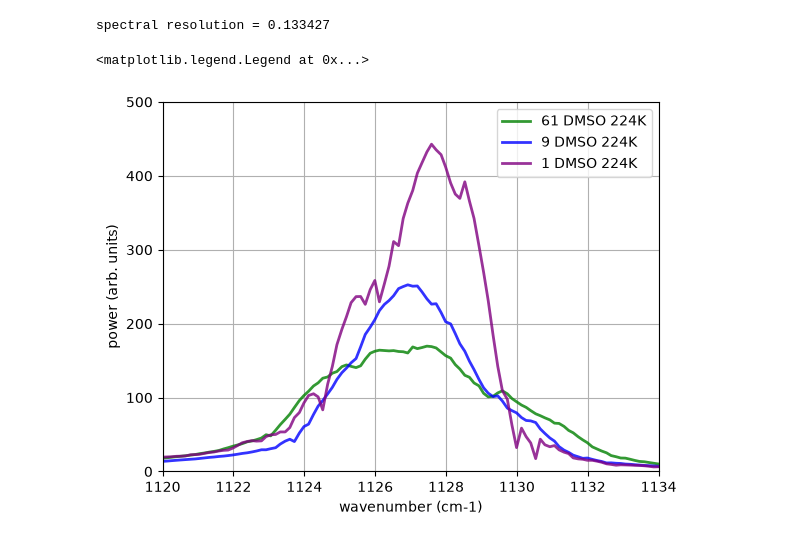
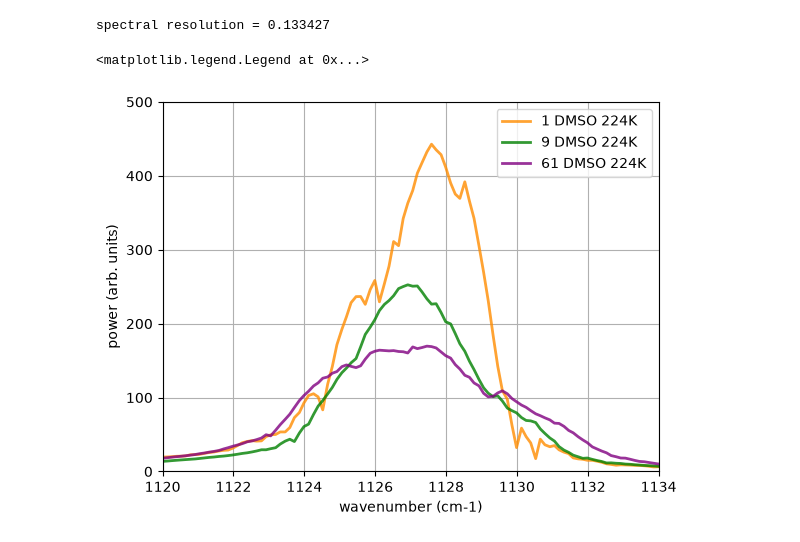
Before and after one commit to upschemistry/DMSO_on_ice, a Jupyter notebook: DMSO_61/traj_224K_IR_after_eq/Look_at_spectrum.ipynb, the cells around one changed output. Drawn from its saved outputs; the diff is of its cells as text; code cells hidden in the pictures.

```diff
--- a/DMSO_61/traj_224K_IR_after_eq/Look_at_spectrum.ipynb
+++ b/DMSO_61/traj_224K_IR_after_eq/Look_at_spectrum.ipynb
@@ -56,26 +56,28 @@ spectral resolution = 0.133427
 # %%
 opacity = 0.8
 linewidth = 2
 nu_wavenum = data_61[:,0]
 nu_wavenum2 = data_9[:,0]
 nu_wavenum3 = data_1[:,0]
 print('spectral resolution =',nu_wavenum[1]-nu_wavenum[0])
 plt.figure
 # plt.plot(nu_wavenum,power_average,color = 'k', linewidth=linewidth,label='average')
-plt.plot(nu_wavenum,smooth(data_61[:,1],window_length=windowlength,polyorder=polyorder),color = 'green', linewidth=linewidth, alpha=opacity, label='61 DMSO 224K')
-plt.plot(nu_wavenum2,smooth(data_9[:,1],window_length=windowlength,polyorder=polyorder),color = 'blue', linewidth=linewidth, alpha=opacity, label='9 DMSO 224K')
-plt.plot(nu_wavenum3,smooth(data_1[:,1],window_length=windowlength,polyorder=polyorder),color = 'purple', linewidth=linewidth, alpha=opacity, label='1 DMSO 224K')
+plt.plot(nu_wavenum3,smooth(data_1[:,1],window_length=windowlength,polyorder=polyorder),color = 'darkorange', linewidth=linewidth, alpha=opacity, label='1 DMSO 224K')
+plt.plot(nu_wavenum2,smooth(data_9[:,1],window_length=windowlength,polyorder=polyorder),color = 'green', linewidth=linewidth, alpha=opacity, label='9 DMSO 224K')
+plt.plot(nu_wavenum,smooth(data_61[:,1],window_length=windowlength,polyorder=polyorder),color = 'purple', linewidth=linewidth, alpha=opacity, label='61 DMSO 224K')
+
+
 # plt.plot(nu_wavenum,data_10[:,1],color = 'k', linewidth=linewidth, alpha=opacity, label='frame 10')
 # plt.plot(nu_wavenum,data_9[:,1],color = 'k', linewidth=linewidth, alpha=opacity, label='frame 9')
 # plt.plot(nu_wavenum,data_8[:,1],color = 'k', linewidth=linewidth, alpha=opacity, label='frame 8')
 # plt.plot(nu_wavenum,data_7[:,1],color = 'k', linewidth=linewidth, alpha=opacity, label='frame 7')
 plt.xlabel('wavenumber (cm-1)')
 plt.ylabel('power (arb. units)')
 plt.grid(True)
 plt.xlim([1120,1134])
 plt.ylim([0,500])
 plt.legend()
 # %% [output]
 spectral resolution = 0.133427
 <matplotlib.legend.Legend at 0x...>
-[figure, old version]
+[figure, new version]
```
Also changed, not shown: parts of 1 cell of this notebook, 31 other files.
